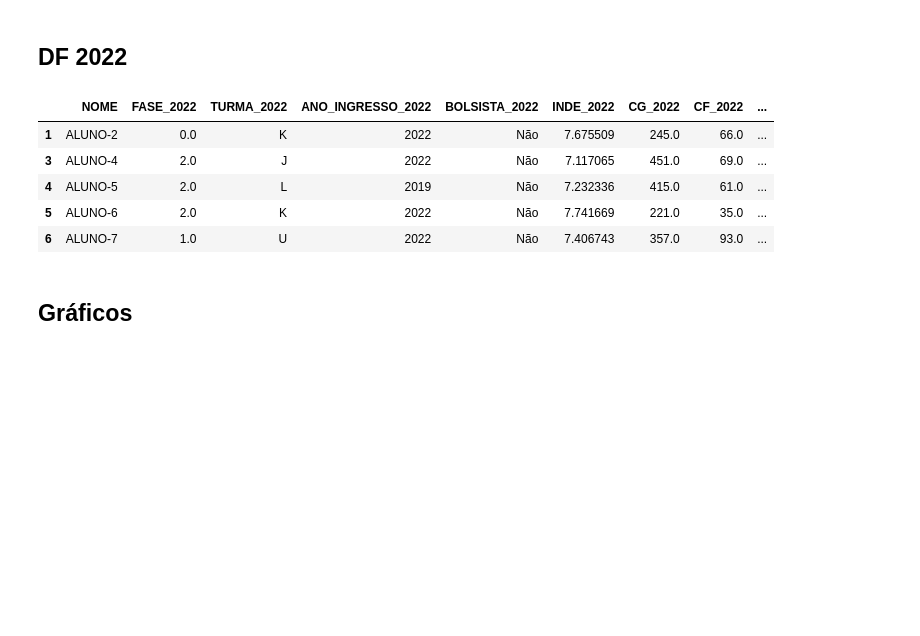
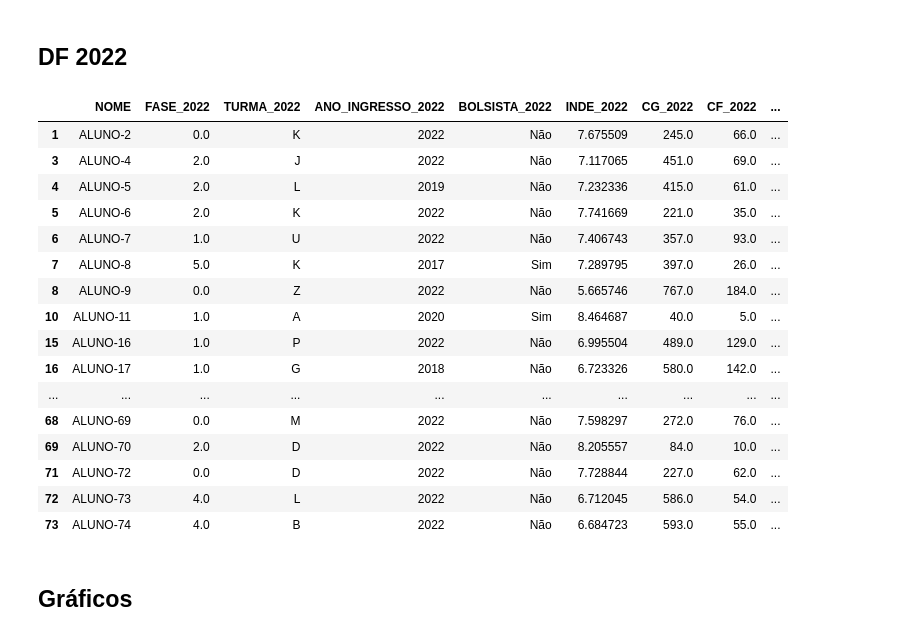
Before and after one commit to fredquesado/Datathon_FIAP, a Jupyter notebook: Notebook/TechChallenge5DatathonPassos.ipynb, the cells around one changed output. Saved outputs shown, nothing was run; the diff lists cells and outputs as text; code cells hidden in the pictures; blank space fills up the shorter version.

```diff
--- a/Notebook/TechChallenge5DatathonPassos.ipynb
+++ b/Notebook/TechChallenge5DatathonPassos.ipynb
@@ -197,14 +193,25 @@ dtype: int64
 # %%
 df_2022 = filter_columns(df, ['2020', '2021'])
 df_2022 = cleaning_dataset(df_2022)
-df_2022.head()
+df_2022.head(50)
 # %% [output]
 |  | NOME | FASE_2022 | TURMA_2022 | ANO_INGRESSO_2022 | BOLSISTA_2022 | INDE_2022 | CG_2022 | CF_2022 | ... |
 | 1 | ALUNO-2 | 0.0 | K | 2022 | Não | 7.675509 | 245.0 | 66.0 | ... |
 | 3 | ALUNO-4 | 2.0 | J | 2022 | Não | 7.117065 | 451.0 | 69.0 | ... |
 | 4 | ALUNO-5 | 2.0 | L | 2019 | Não | 7.232336 | 415.0 | 61.0 | ... |
 | 5 | ALUNO-6 | 2.0 | K | 2022 | Não | 7.741669 | 221.0 | 35.0 | ... |
 | 6 | ALUNO-7 | 1.0 | U | 2022 | Não | 7.406743 | 357.0 | 93.0 | ... |
+| 7 | ALUNO-8 | 5.0 | K | 2017 | Sim | 7.289795 | 397.0 | 26.0 | ... |
+| 8 | ALUNO-9 | 0.0 | Z | 2022 | Não | 5.665746 | 767.0 | 184.0 | ... |
+| 10 | ALUNO-11 | 1.0 | A | 2020 | Sim | 8.464687 | 40.0 | 5.0 | ... |
+| 15 | ALUNO-16 | 1.0 | P | 2022 | Não | 6.995504 | 489.0 | 129.0 | ... |
+| 16 | ALUNO-17 | 1.0 | G | 2018 | Não | 6.723326 | 580.0 | 142.0 | ... |
+| ... | ... | ... | ... | ... | ... | ... | ... | ... | ... |
+| 68 | ALUNO-69 | 0.0 | M | 2022 | Não | 7.598297 | 272.0 | 76.0 | ... |
+| 69 | ALUNO-70 | 2.0 | D | 2022 | Não | 8.205557 | 84.0 | 10.0 | ... |
+| 71 | ALUNO-72 | 0.0 | D | 2022 | Não | 7.728844 | 227.0 | 62.0 | ... |
+| 72 | ALUNO-73 | 4.0 | L | 2022 | Não | 6.712045 | 586.0 | 54.0 | ... |
+| 73 | ALUNO-74 | 4.0 | B | 2022 | Não | 6.684723 | 593.0 | 55.0 | ... |
 # %% [markdown]
 ## Gráficos
 # %%
```
Also changed, not shown: parts of 13 cells of this notebook.
